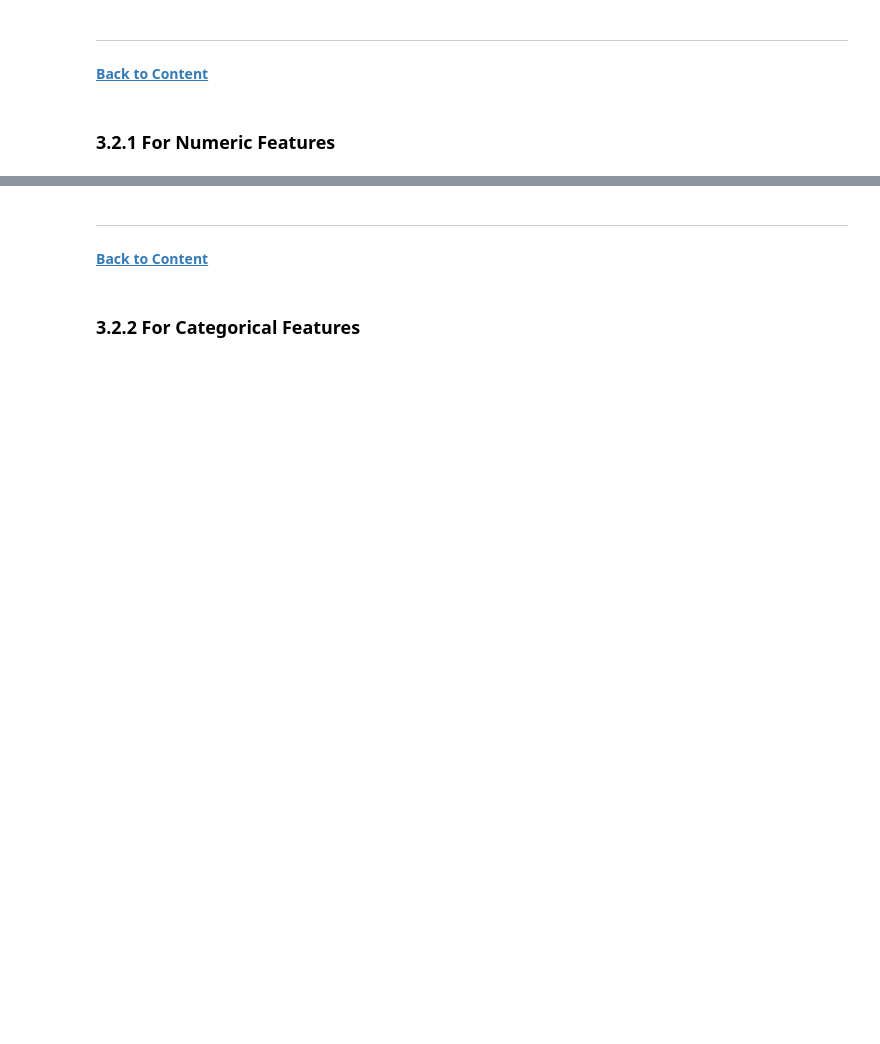
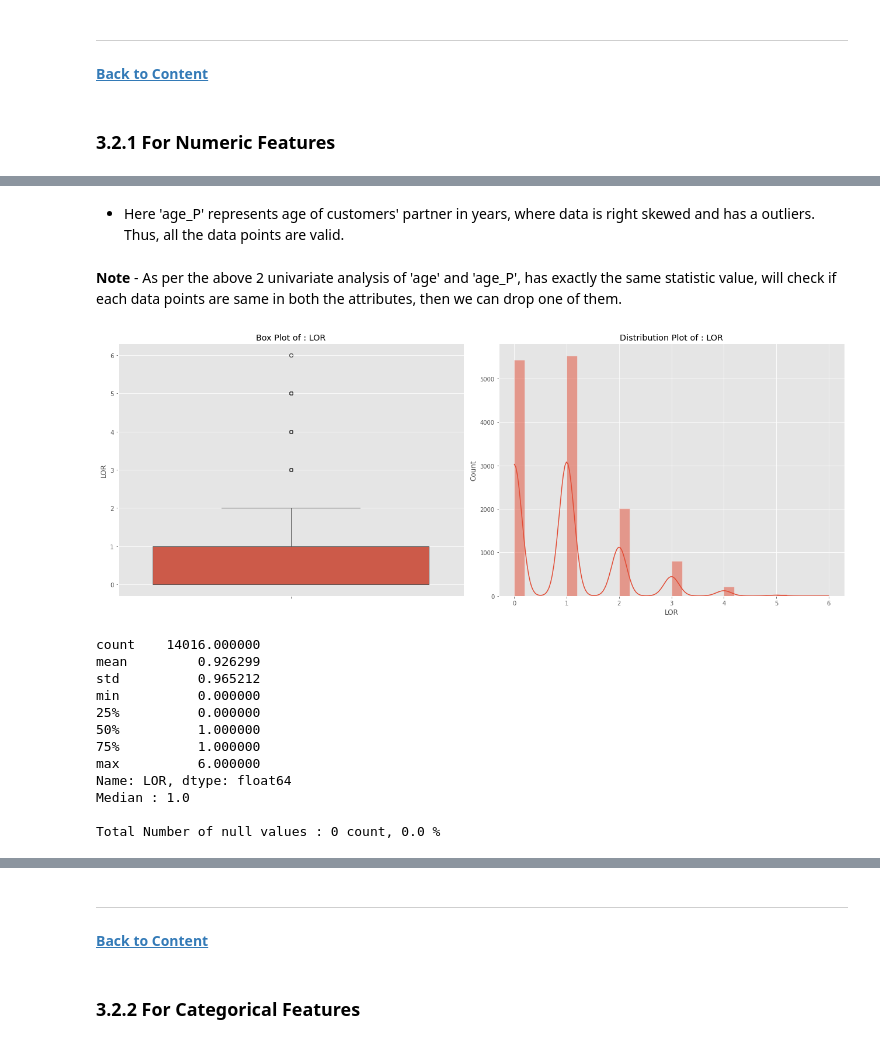
Before and after one commit to chetan5373/DAV-6150, a Jupyter notebook: M7_Assignment/C_Devarshi_M7_assn.ipynb, the cells around one changed output, grey strips where cells are left out. Cells and saved outputs as stored; diff of their text form; code cells hidden in the pictures; blank space fills up the shorter version.

```diff
--- a/M7_Assignment/C_Devarshi_M7_assn.ipynb
+++ b/M7_Assignment/C_Devarshi_M7_assn.ipynb
@@ -290,0 +439,20 @@ df.ID.duplicated().sum()
+# %% [markdown]
+- Here 'age_P' represents age of customers' partner in years, where data is right skewed and has a outliers. Thus, all the data points are valid.
+# %% [markdown]
+__Note__ - As per the above 2 univariate analysis of 'age' and 'age_P', has exactly the same statistic value, will check if each data points are same in both the attributes, then we can drop one of them.
+# %%
+box_dist_plot(df,'LOR')
+# %% [output]
+[figure, added]
+count    14016.000000
+mean         0.926299
+std          0.965212
+min          0.000000
+25%          0.000000
+50%          1.000000
+75%          1.000000
+max          6.000000
+Name: LOR, dtype: float64
+Median : 1.0
+
+Total Number of null values : 0 count, 0.0 %
```
Also changed, not shown: parts of 111 cells of this notebook, 2 other files.
